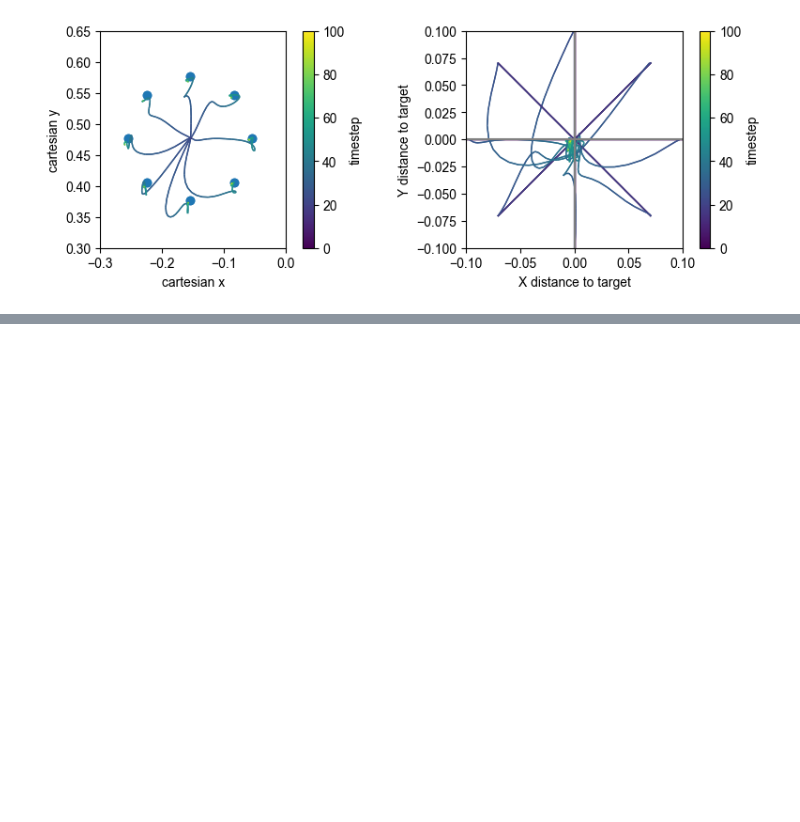
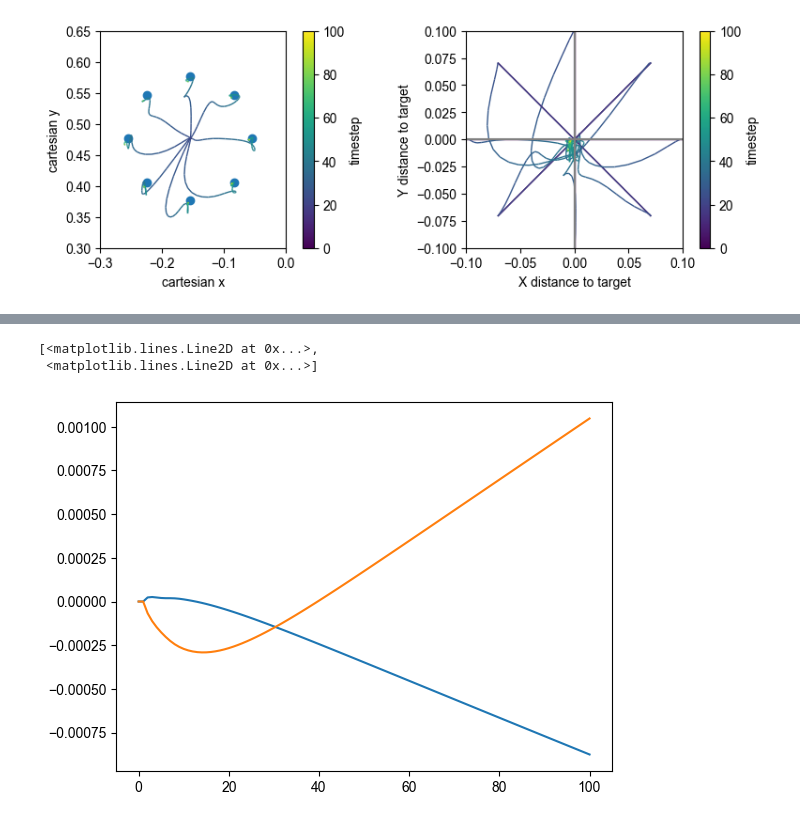
Before and after one commit to mshahbazi1997/MotorSavingModel, a Jupyter notebook: notebooks/test.ipynb, the cells around one changed output, grey strips where cells are left out. Cells and saved outputs as stored; diff of their text form; code cells hidden in the pictures; blank space fills up the shorter version.

```diff
--- a/notebooks/test.ipynb
+++ b/notebooks/test.ipynb
@@ -109,0 +119,6 @@ plot_simulations(xy=xy, target_xy=tg)
+# %%
+plt.plot(xydot[2,:,:])
+# %% [output]
+[<matplotlib.lines.Line2D at 0x...>,
+ <matplotlib.lines.Line2D at 0x...>]
+[figure, added]
```
Also changed, not shown: parts of 3 cells of this notebook, 1 other file.
